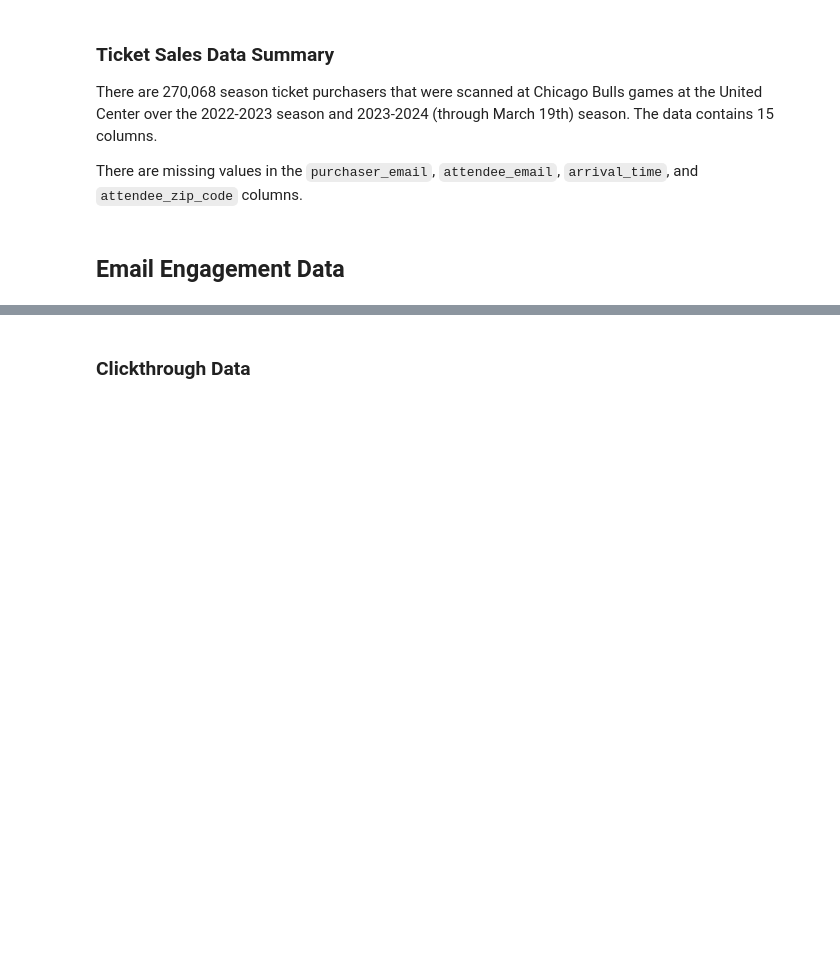
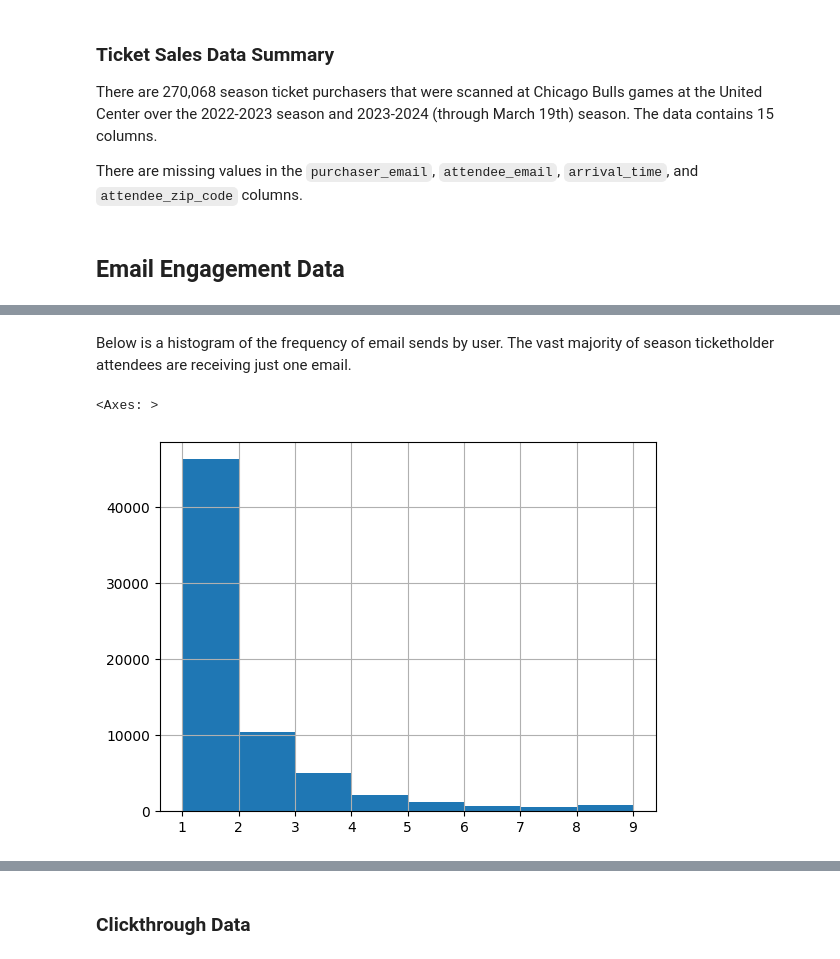
Before and after one commit to mathewj1/acl_spring_24_bulls2, a Jupyter notebook: notebooks/data_eda_bulls2.ipynb, the cells around one changed output, grey strips where cells are left out. Saved outputs shown, nothing was run; the diff lists cells and outputs as text; code cells hidden in the pictures; blank space fills up the shorter version.

```diff
--- a/notebooks/data_eda_bulls2.ipynb
+++ b/notebooks/data_eda_bulls2.ipynb
@@ -169,29 +222,30 @@ Since both data sets follow the same data structure we will concatenate the data
 
 df_kbyg_send = pd.read_csv("/Users/jm/dev/acl_spring_24_bulls2/data/raw/Email Engagement Data/KBYG_Send Details_2223 and 2324 Seasons.csv"
                  ,
-                      names = [
-                        'email_send_dt', 'email_group', 'email_name', 'attendee_email',
-                        'total_sends', 'total_delivered', 'total_opens', 'unique_opens',
-                        'total_clickthroughs',
-
-                        'attendee_email', 'clickthrough_url', 'clickthrough_dt',
-                        'email_name', 'total_clickthroughs', 'email_send_dt',
-                        'unique_clickthroughs', 'clickthrough_link_count', 'season'
-                    ],
                     header = 0
                 )
 df_kbyg_send['email_type'] = 'kbyg'
 
 df_post_send = pd.read_csv("/Users/jm/dev/acl_spring_24_bulls2/data/raw/Email Engagement Data/Postgame Email_Send Details_2223 and 2324 seasons.csv"
-                #  ,
-                #       names = [
-                #         'attendee_email', 'clickthrough_url', 'clickthrough_dt',
-                #         'email_name', 'total_clickthroughs', 'email_send_dt',
-                #         'unique_clickthroughs', 'clickthrough_link_count', 'season'
-                #     ],
-                #     header = 0
+                 ,
+
+                    header = 0
                 )
 df_post_send['email_type'] = 'post'
 
-#df_emails_ctr = pd.concat([df_kbyg_send, df_post_send])
+if sum(df_kbyg_send.columns.isin(df_post_send.columns)) == len(df_kbyg_send.columns):
+    df_kbyg_send.columns =  [
+                        'email_send_dt', 'email_group', 'email_name', 'attendee_email',
+                        'total_sends', 'total_delivered', 'total_opens', 'unique_opens',
+                        'total_clickthroughs', 'unique_clickthroughs', 'season', 'email_type'
+    ]
+    df_post_send.columns =  [
+                        'email_send_dt', 'email_group', 'email_name', 'attendee_email',
+                        'total_sends', 'total_delivered', 'total_opens', 'unique_opens',
+                        'total_clickthroughs', 'unique_clickthroughs', 'season', 'email_type'
+    ]
+
+    df_emails_send = pd.concat([df_kbyg_send, df_post_send])
+
+    df_emails_send["email_send_dt"] = pd.to_datetime(df_emails_send['email_send_dt'], format = "%m/%d/%y %H:%M")
 # %%
@@ -227,0 +317,2 @@ df_kbyg_send.head()
+# %%
+df_season_emails_send = df_emails_send[df_emails_send['attendee_email'].isin(df_season['attendee_email'].unique())]
@@ -227,0 +381,7 @@ df_kbyg_send.head()
+# %% [markdown]
+Below is a histogram of the frequency of email sends by user. The vast majority of season ticketholder attendees are receiving just one email.
+# %%
+df_season_emails_send.groupby("attendee_email").count()['season'].hist(bins = range(1,10))
+# %% [output]
+<Axes: >
+[figure, added]
```
Also changed, not shown: parts of 27 cells of this notebook.
